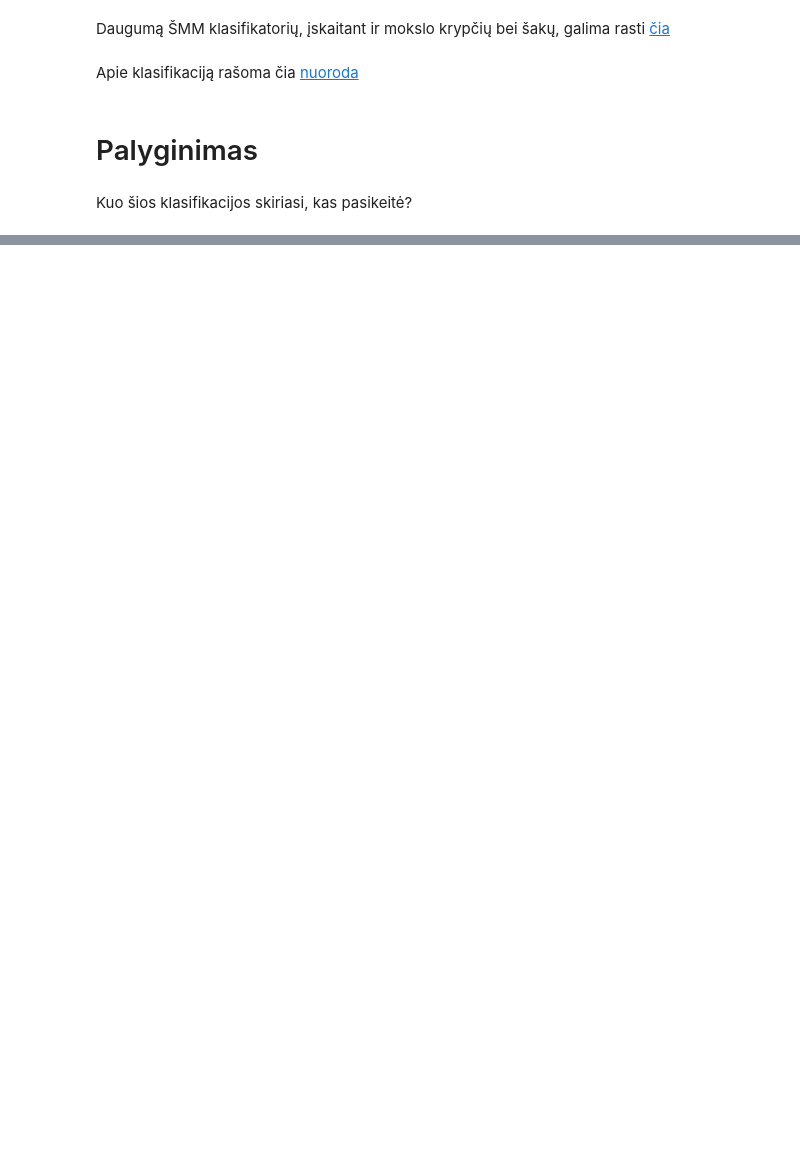
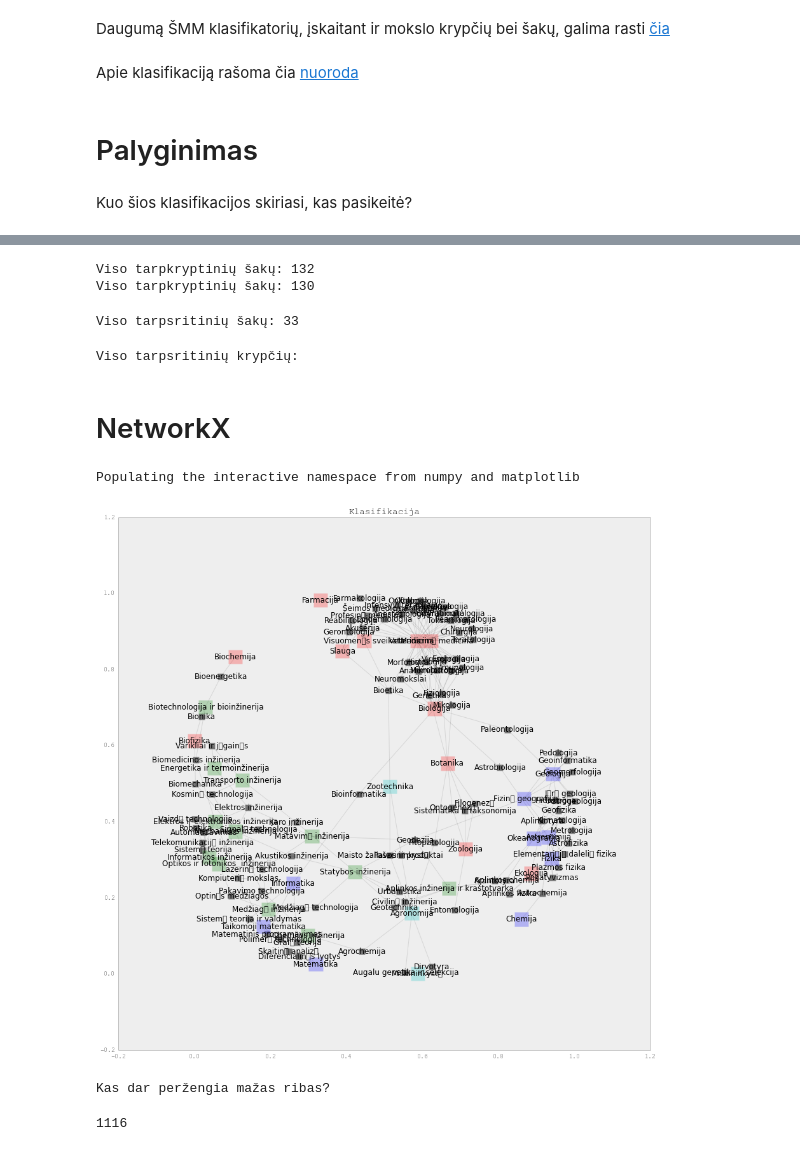
Before and after one commit to aidiss/Lithuanian-Academic-Circles-and-Their-Networks, a Jupyter notebook: Classification.ipynb, the cells around one changed output, grey strips where cells are left out. Saved outputs shown, nothing was run; the diff lists cells and outputs as text; code cells hidden in the pictures; blank space fills up the shorter version.

Commit message:
Deleted minor notebooks and new info to main books.

```diff
--- a/Classification.ipynb
+++ b/Classification.ipynb
@@ -398,0 +81,30 @@ load http://www.mab.lt/Mokslotyra_mokslo_istorija/
+# %%
+unq = df[df.duplicated(u'saka')].saka.unique()
+intrdscplnr = df[df.saka.isin(unq)].sort(u'saka')
+unq2 = intrdscplnr.kryptis.unique()
+
+#Tarpkryptinės šakos ir tarp kokių krypčių
+print "Viso tarpkryptinių šakų:", len([x for x in list(unq)])
+
+mylist = []
+for x in unq:
+    if len(df[df['saka'] == x].kryptis.unique()) > 1:
+         mylist.append([x, df[df['saka'] == x].kryptis.unique()])
+print "Viso tarpkryptinių šakų:", len(mylist)
+# %% [output]
+Viso tarpkryptinių šakų: 132
+Viso tarpkryptinių šakų: 130
+# %%
+mylist = []
+for x in unq:
+    if len(df[df['saka'] == x].sritis.unique()) > 1:
+        mylist.append([x, df[df['saka'] == x].sritis.unique()])
+print "Viso tarpsritinių šakų:", len(mylist)
+# %% [output]
+Viso tarpsritinių šakų: 33
+# %%
+print "Viso tarpsritinių krypčių:"
+# %% [output]
+Viso tarpsritinių krypčių:
+# %% [markdown]
+# NetworkX
@@ -398,0 +135,29 @@ load http://www.mab.lt/Mokslotyra_mokslo_istorija/
+# %%
+for x in G.nodes():
+    G.node[x][u'sritis'] = ''
+    G.node[x][u'tipas'] = ''
+
+    TIPAS = gauktipa(x)
+    G.node[x][u'tipas'] = TIPAS
+    if TIPAS == u'kryptis':
+        SRITIS = gauksriti(x)
+        G.node[x][u'sritis'] = SRITIS
+# %%
+%pylab inline
+import mpld3
+mpld3.enable_notebook()
+
+FTB = [u'Biomedicinos mokslai', u'Fiziniai mokslai', u'Technologijos mokslai', u'Žemės ūkio mokslai']
+HSM = [u'Humanitariniai mokslai', u'Socialiniai mokslai']
+draw_classification(G,
+                    layout='spring',
+                    SRITYS = FTB,
+                    #sakos = True,
+                    K = 0.055,
+                    kryptys= None) #sritys='hsm'
+# Few things will be implemented here.
+# The function should accept arguments that limit or allow different drawing behaviour.
+# Selecting particular branches, directions and their display/not-display will be possible.
+# %% [output]
+Populating the interactive namespace from numpy and matplotlib
+[figure, added]
@@ -398,0 +169,8 @@ load http://www.mab.lt/Mokslotyra_mokslo_istorija/
+# %%
+print "Kas dar peržengia mažas ribas?"
+# %% [output]
+Kas dar peržengia mažas ribas?
+# %%
+len(df)
+# %% [output]
+1116
```
Also changed, not shown: parts of 18 cells of this notebook, 19 other files.
